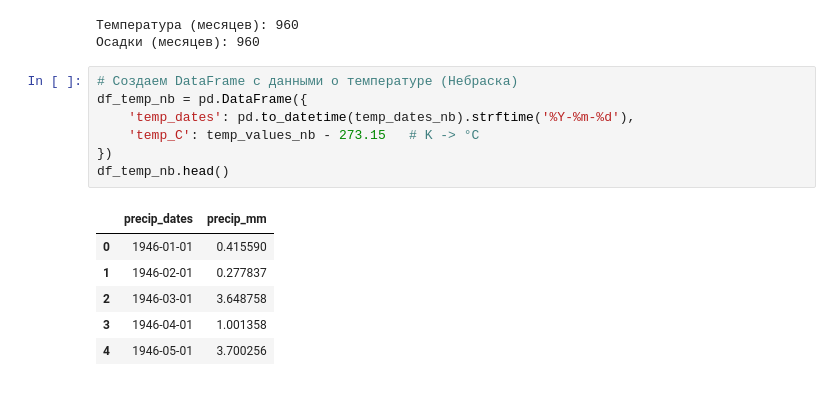
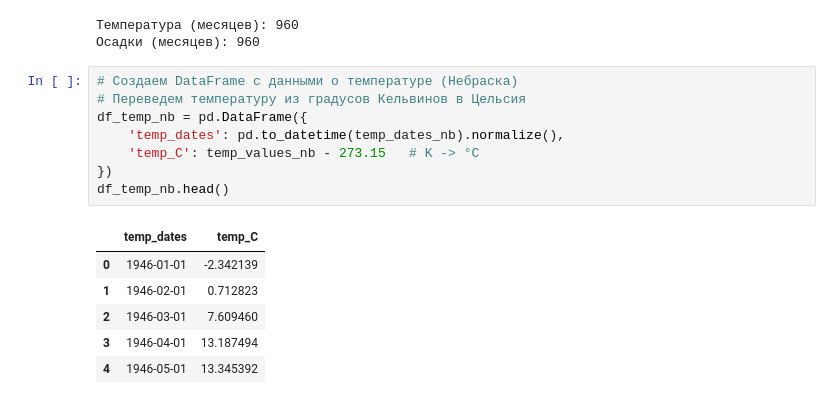
Before and after one commit to lizakoreko/SF_GIT_PJ_FINAL, a Jupyter notebook: project_FINAL/Project_FINAL.ipynb, the cells around one changed output. Drawn from its saved outputs; the diff is of its cells as text.

```diff
--- a/project_FINAL/Project_FINAL.ipynb
+++ b/project_FINAL/Project_FINAL.ipynb
@@ -221,17 +375,18 @@ print("Осадки (месяцев):", len(precip_values_nb))
 Осадки (месяцев): 960
 # %%
 # Создаем DataFrame с данными о температуре (Небраска)
+# Переведем температуру из градусов Кельвинов в Цельсия
 df_temp_nb = pd.DataFrame({
-    'temp_dates': pd.to_datetime(temp_dates_nb).strftime('%Y-%m-%d'),
+    'temp_dates': pd.to_datetime(temp_dates_nb).normalize(),
     'temp_C': temp_values_nb - 273.15   # K -> °C
 })
 df_temp_nb.head()
 # %% [output]
-|  | precip_dates | precip_mm |
-| 0 | 1946-01-01 | 0.415590 |
-| 1 | 1946-02-01 | 0.277837 |
-| 2 | 1946-03-01 | 3.648758 |
-| 3 | 1946-04-01 | 1.001358 |
-| 4 | 1946-05-01 | 3.700256 |
+|  | temp_dates | temp_C |
+| 0 | 1946-01-01 | -2.342139 |
+| 1 | 1946-02-01 | 0.712823 |
+| 2 | 1946-03-01 | 7.609460 |
+| 3 | 1946-04-01 | 13.187494 |
+| 4 | 1946-05-01 | 13.345392 |
 # %%
 # Создаем DataFrame с данными об осадках (Небраска)
```
Also changed, not shown: parts of 181 cells of this notebook, 18 other files.
